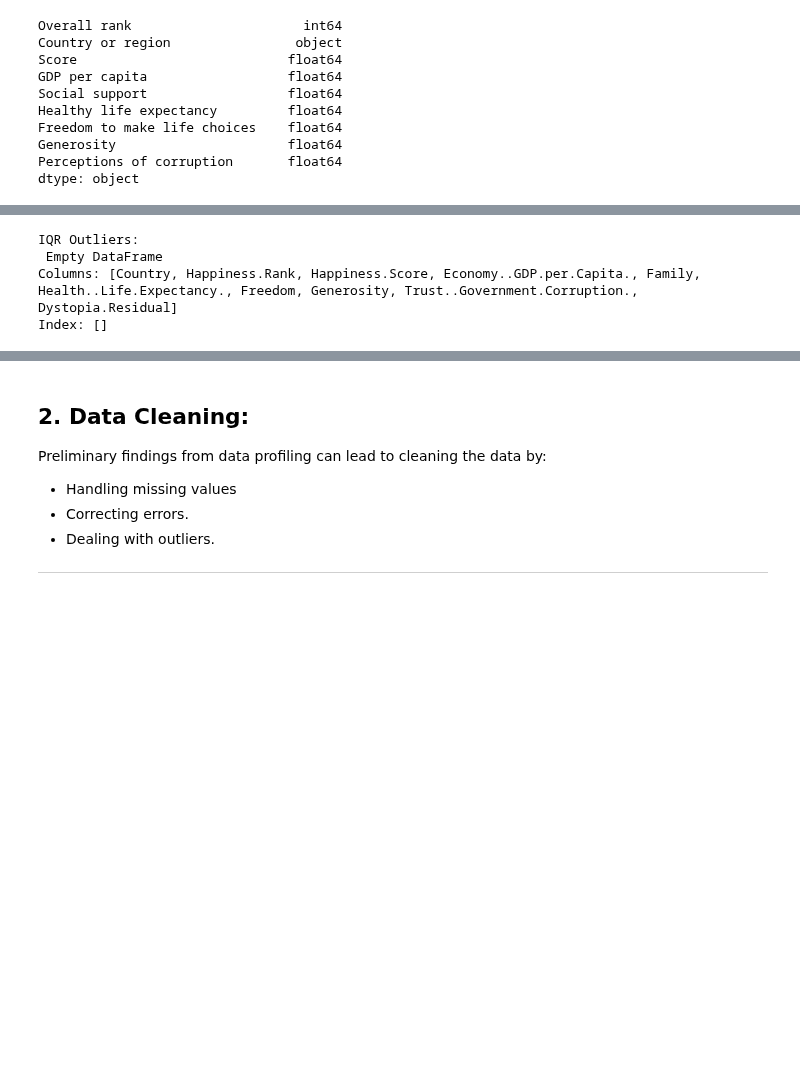
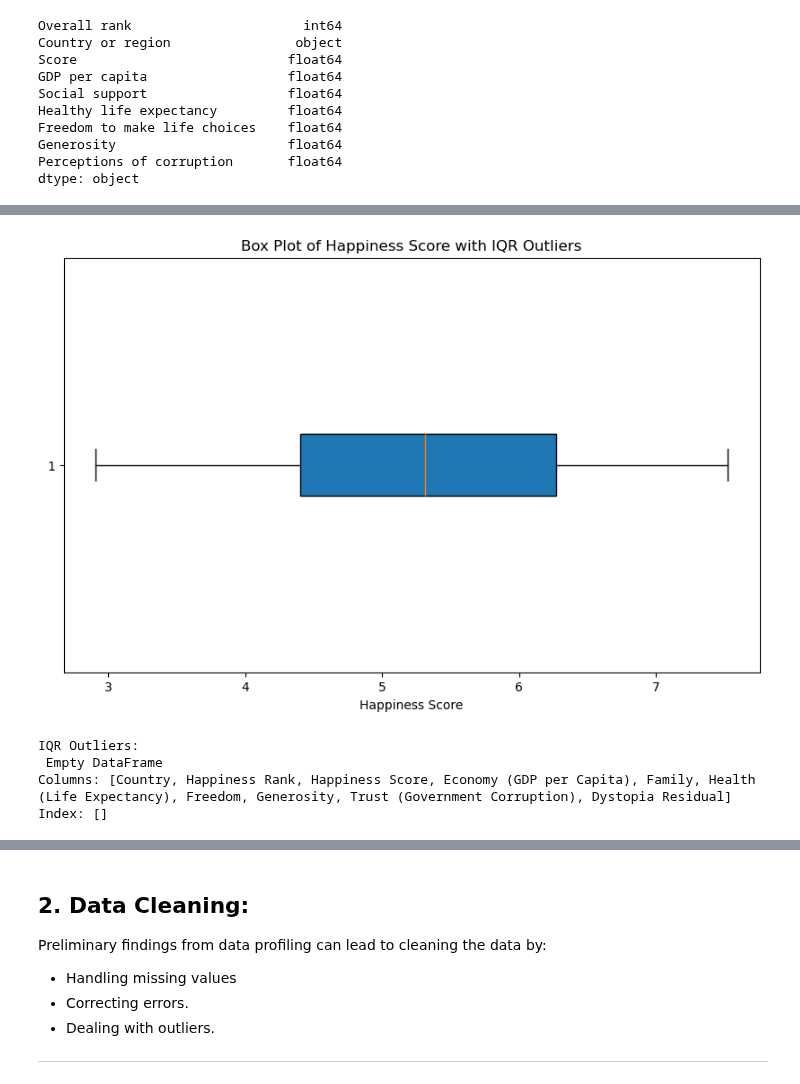
Before and after one commit to Tuwaiq-DS-ML-bootcamp-V-7/Usecase-2, a Jupyter notebook: EDA explain template_AlaaAlahmadi.ipynb, the cells around one changed output, grey strips where cells are left out. Drawn from its saved outputs; the diff is of its cells as text; code cells hidden in the pictures; blank space fills up the shorter version.

```diff
--- a/EDA explain template_AlaaAlahmadi.ipynb
+++ b/EDA explain template_AlaaAlahmadi.ipynb
@@ -407,0 +425,3 @@ df_2016
+# %%
+df_2016.drop(["Region"],axis=1,inplace=True)
+df_2016
@@ -426,0 +468,3 @@ df_2017
+# %%
+df_2016.drop(["Overall Rank"],axis=1,inplace=True)
+df_2016
@@ -723,4 +780,12 @@ Columns: [Country, Region, Happiness Rank, Happiness Score, Economy (GDP per Cap
 Index: []
+# %%
+plt.figure(figsize=(10, 6))
+plt.boxplot(df_2016['Happiness Score'], vert=False, patch_artist=True)
+plt.title('Box Plot of Happiness Score with IQR Outliers')
+plt.xlabel('Happiness Score')
+plt.show()
+# %% [output]
+[figure, added]
 # %%
 #as we see here,there is no outliers in df_2017
 def detect_outliers_iqr(df_2016, column):
@@ -732,10 +797,10 @@ def detect_outliers_iqr(df_2016, column):
     outliers = df_2017[(df_2017[column] < lower_bound) | (df_2017[column] > upper_bound)]
     return outliers
 # %%
-iqr_outliers = detect_outliers_iqr(df_2017, 'Happiness.Score')
+iqr_outliers = detect_outliers_iqr(df_2017, 'Happiness Score')
 print('IQR Outliers:\n', iqr_outliers)
 # %% [output]
 IQR Outliers:
  Empty DataFrame
-Columns: [Country, Happiness.Rank, Happiness.Score, Economy..GDP.per.Capita., Family, Health..Life.Expectancy., Freedom, Generosity, Trust..Government.Corruption., Dystopia.Residual]
+Columns: [Country, Happiness Rank, Happiness Score, Economy (GDP per Capita), Family, Health (Life Expectancy), Freedom, Generosity, Trust (Government Corruption), Dystopia Residual]
 Index: []
```
Also changed, not shown: parts of 67 cells of this notebook, 1 other file.
